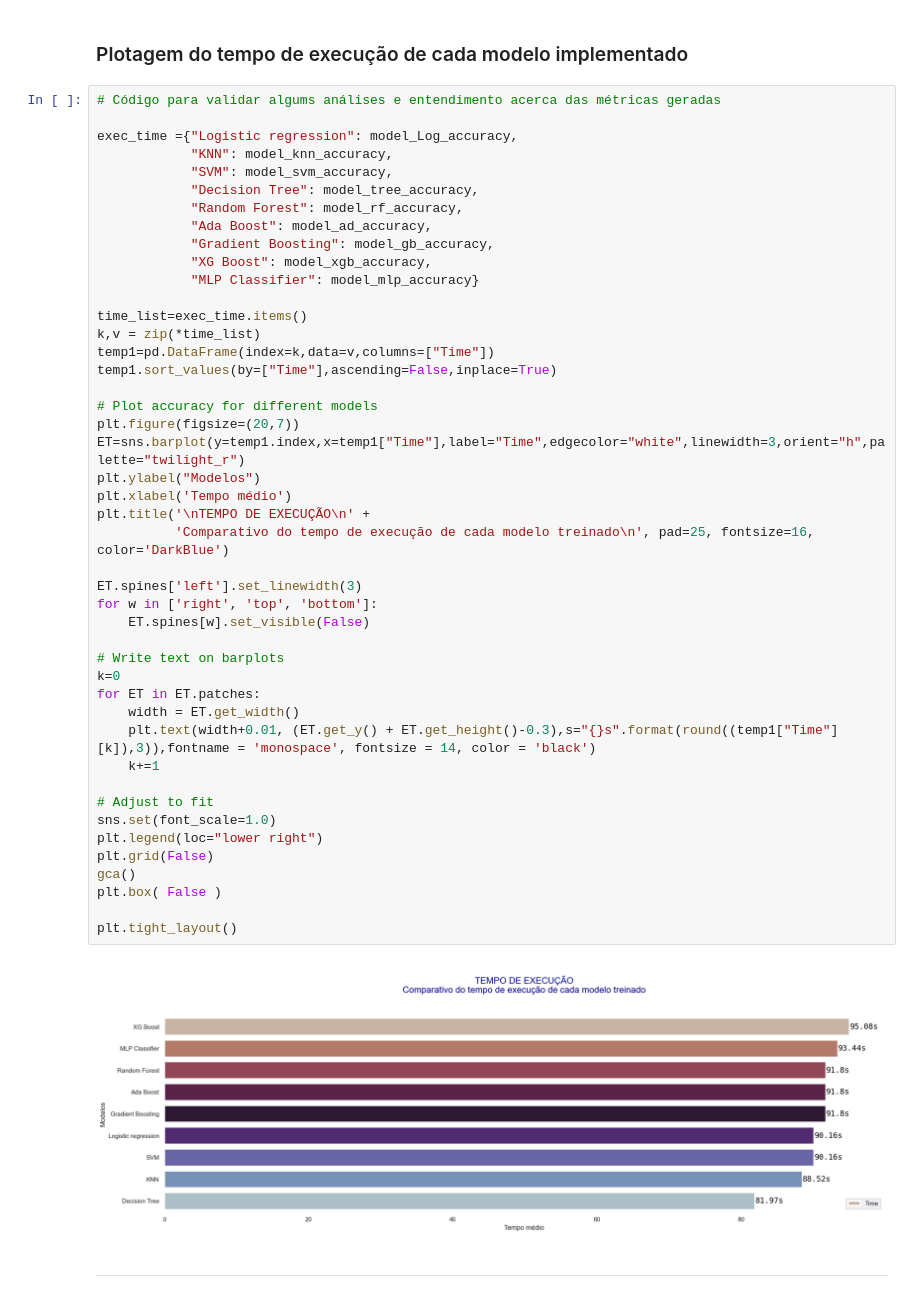
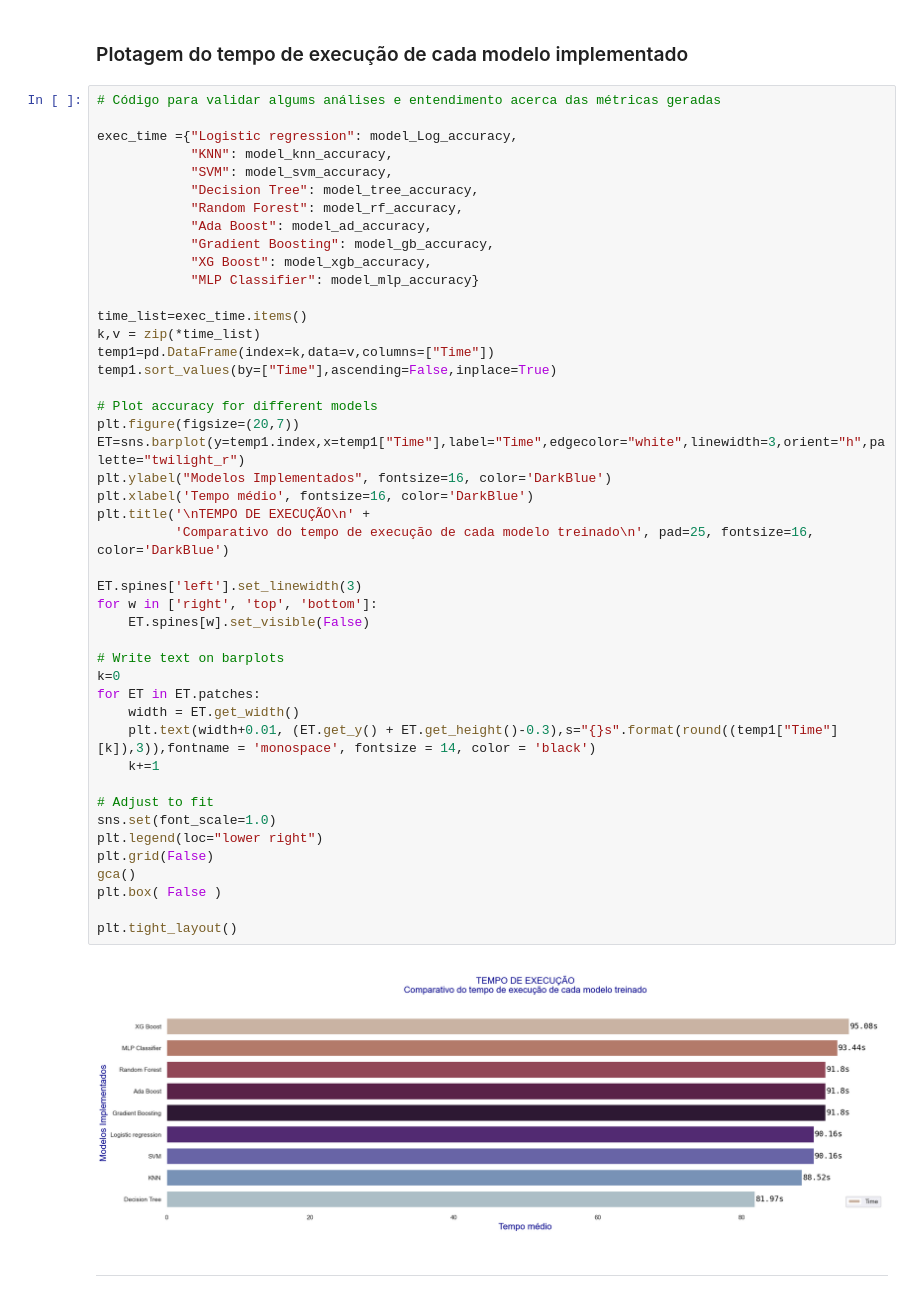
Before and after one commit to fabian-gib-50/Projeto-ataque-cardiaco, a Jupyter notebook: notebooks/Projeto-heart-attack.ipynb, the cells around one changed output. Saved outputs shown, nothing was run; the diff lists cells and outputs as text.

```diff
--- a/notebooks/Projeto-heart-attack.ipynb
+++ b/notebooks/Projeto-heart-attack.ipynb
@@ -2062,36 +2062,36 @@ time_list=exec_time.items()
 k,v = zip(*time_list)
 temp1=pd.DataFrame(index=k,data=v,columns=["Time"])
 temp1.sort_values(by=["Time"],ascending=False,inplace=True)
 
 # Plot accuracy for different models
 plt.figure(figsize=(20,7))
 ET=sns.barplot(y=temp1.index,x=temp1["Time"],label="Time",edgecolor="white",linewidth=3,orient="h",palette="twilight_r")
-plt.ylabel("Modelos")
-plt.xlabel('Tempo médio')
+plt.ylabel("Modelos Implementados", fontsize=16, color='DarkBlue')
+plt.xlabel('Tempo médio', fontsize=16, color='DarkBlue')
 plt.title('\nTEMPO DE EXECUÇÃO\n' +
           'Comparativo do tempo de execução de cada modelo treinado\n', pad=25, fontsize=16, color='DarkBlue')
 
 ET.spines['left'].set_linewidth(3)
 for w in ['right', 'top', 'bottom']:
     ET.spines[w].set_visible(False)
 
 # Write text on barplots
 k=0
 for ET in ET.patches:
     width = ET.get_width()
     plt.text(width+0.01, (ET.get_y() + ET.get_height()-0.3),s="{}s".format(round((temp1["Time"][k]),3)),fontname = 'monospace', fontsize = 14, color = 'black')
     k+=1
 
 # Adjust to fit
 sns.set(font_scale=1.0)
 plt.legend(loc="lower right")
 plt.grid(False)
 gca()
 plt.box( False )
 
 plt.tight_layout()
 # %% [output]
-[figure, old version]
+[figure, new version]
 # %% [markdown]
 ___
 # %% [markdown]
```
Also changed, not shown: parts of 13 cells of this notebook.
